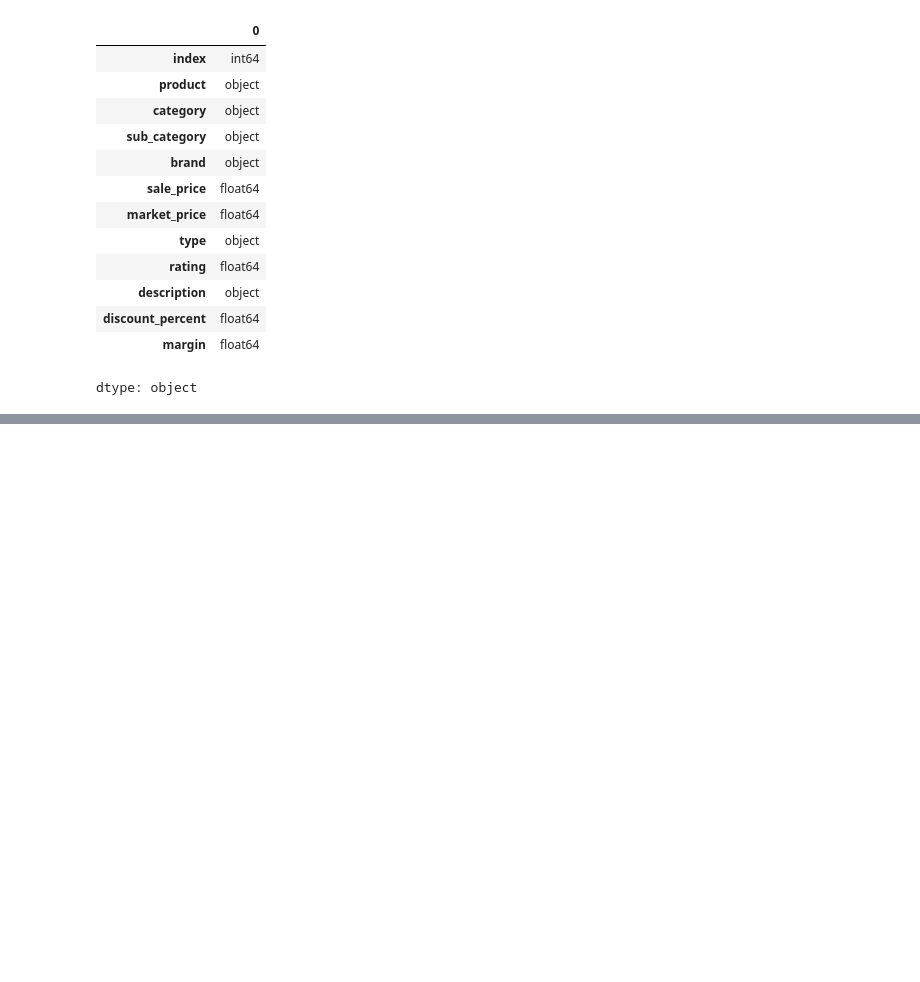
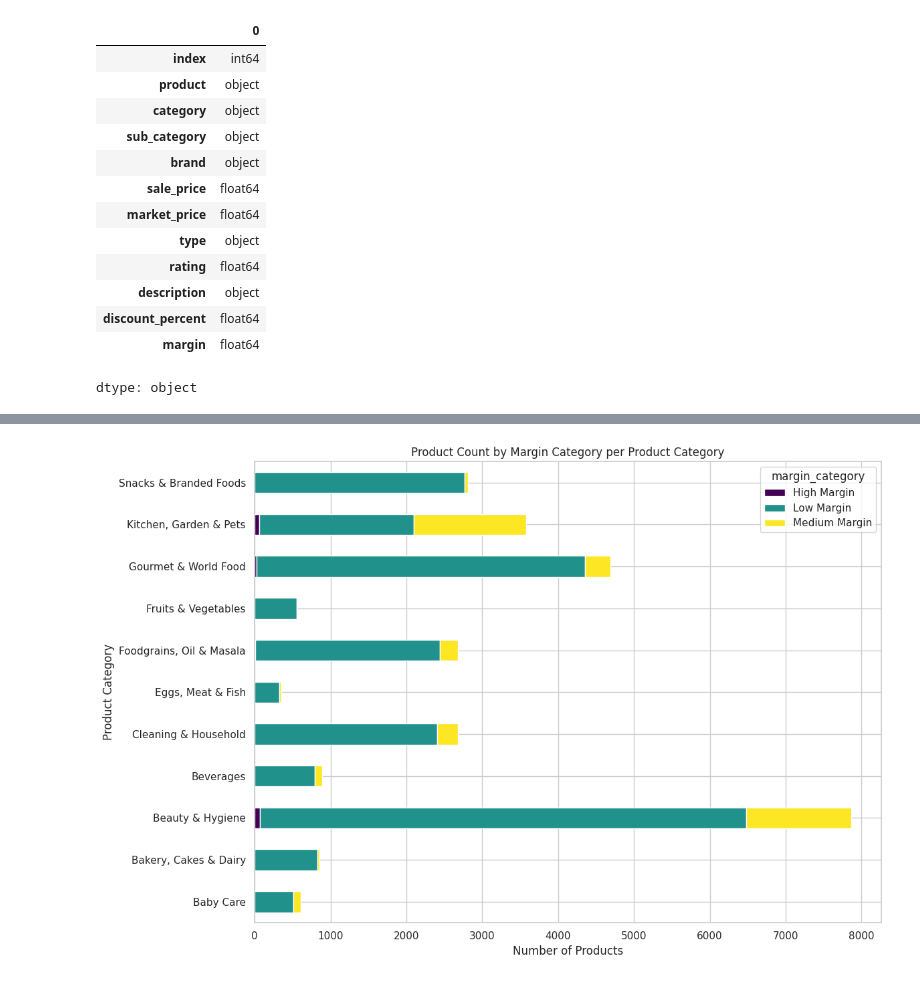
Before and after one commit to AthiraBinod-19/Business-Analytics, a Jupyter notebook: Datacleaning.ipynb, the cells around one changed output, grey strips where cells are left out. Saved outputs shown, nothing was run; the diff lists cells and outputs as text; code cells hidden in the pictures; blank space fills up the shorter version.

```diff
--- a/Datacleaning.ipynb
+++ b/Datacleaning.ipynb
@@ -122,0 +332,3 @@ dtype: object
+# %%
+category_margin_counts = df.groupby(['category', 'margin_category']).size().unstack(fill_value=0)
+print(category_margin_counts)
@@ -122,0 +349,11 @@ dtype: object
+# %%
+import matplotlib.pyplot as plt
+
+category_margin_counts.plot(kind='barh', stacked=True, figsize=(12, 8), colormap='viridis')
+plt.title('Product Count by Margin Category per Product Category')
+plt.xlabel('Number of Products')
+plt.ylabel('Product Category')
+plt.tight_layout()
+plt.show()
+# %% [output]
+[figure, added]
```
Also changed, not shown: parts of 57 cells of this notebook.
